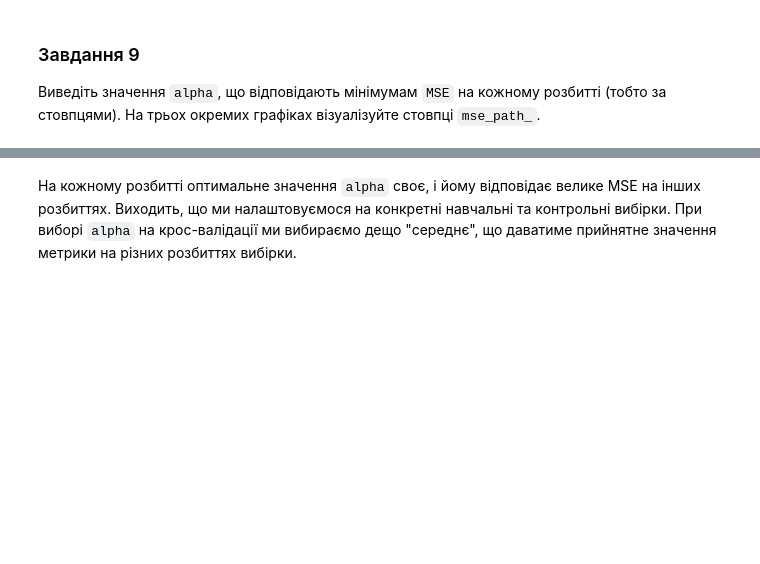
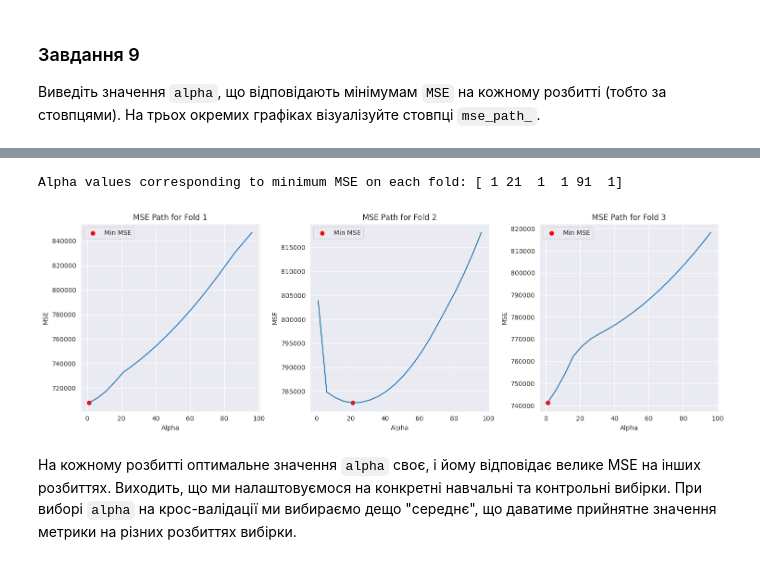
Before and after one commit to Zaicevvv/GoIT-DSandML-Private, a Jupyter notebook: HW7.ipynb, the cells around one changed output, grey strips where cells are left out. Saved outputs shown, nothing was run; the diff lists cells and outputs as text; code cells hidden in the pictures; blank space fills up the shorter version.

```diff
--- a/HW7.ipynb
+++ b/HW7.ipynb
@@ -279,3 +409,25 @@ Alpha = 1, MSE = 745668.605961
+# %%
+min_alpha_indices = np.argmin(regressor.mse_path_, axis=0)
+min_alphas = regressor.alphas_[min_alpha_indices]
+
+print("Alpha values corresponding to minimum MSE on each fold:", min_alphas)
+
+plt.figure(figsize=(15, 5))
+
+for i in range(3):
+    plt.subplot(1, 3, i+1)
+    sns.lineplot(x=regressor.alphas_, y=regressor.mse_path_[:, i])
+    plt.scatter(min_alphas[i], regressor.mse_path_[min_alpha_indices[i], i], color='red', label='Min MSE')
+    plt.title(f"MSE Path for Fold {i+1}")
+    plt.xlabel("Alpha")
+    plt.ylabel("MSE")
+    plt.legend()
+
+plt.tight_layout()
+plt.show()
+# %% [output]
+Alpha values corresponding to minimum MSE on each fold: [ 1 21  1  1 91  1]
+[figure, added]
 # %% [markdown]
 На кожному розбитті оптимальне значення `alpha` своє, і йому відповідає велике MSE на інших розбиттях. Виходить, що ми налаштовуємося на конкретні навчальні та контрольні вибірки. При виборі `alpha` на крос-валідації ми вибираємо дещо "середнє", що даватиме прийнятне значення метрики на різних розбиттях вибірки.
 # %% [markdown]
```
Also changed, not shown: parts of 32 cells of this notebook.
